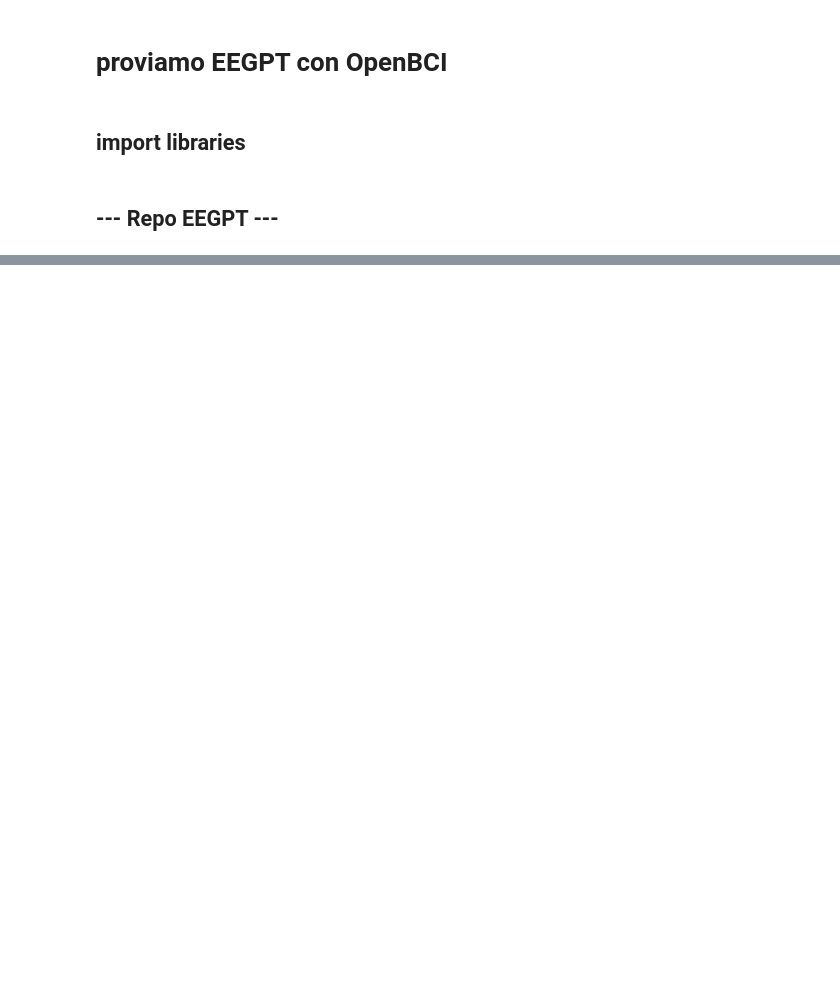
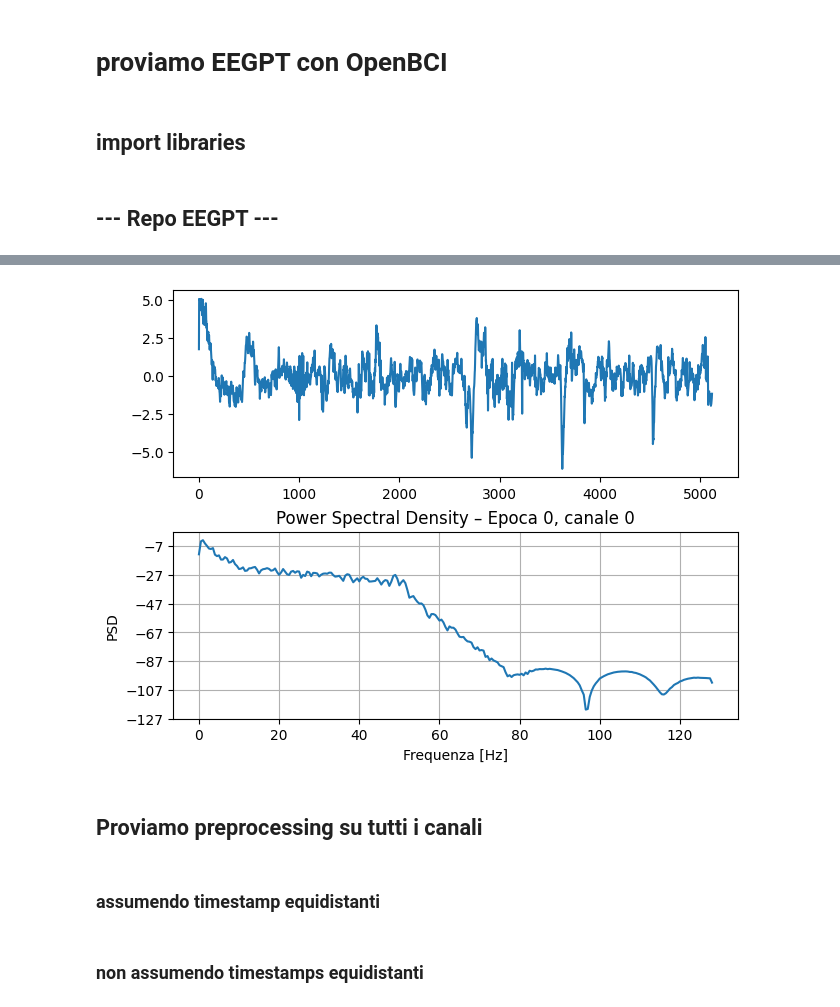
Before and after one commit to camillabocciolone/Leonardo-project, a Jupyter notebook: ll2egpt.ipynb, the cells around one changed output, grey strips where cells are left out. Saved outputs shown, nothing was run; the diff lists cells and outputs as text; code cells hidden in the pictures; blank space fills up the shorter version.

```diff
--- a/ll2egpt.ipynb
+++ b/ll2egpt.ipynb
@@ -38,0 +186,22 @@ ERROR: No matching distribution found for moabb==1.0.0
+# %%
+import sys
+from pathlib import Path
+sys.path.append("/content/EEGPT")
+
+import torch
+from downstream.Modules.models.EEGPT_mcae_finetune import EEGPTClassifier
+
+device = torch.device("cuda" if torch.cuda.is_available() else "cpu")
+
+ckpt_path = "/content/drive/MyDrive/EEGPT/checkpoint/eegpt_mcae_58chs_4s_large4E.ckpt"
+
+from downstream.Modules.models.EEGPT_mcae_finetune import CHANNEL_DICT
+
+model = EEGPTClassifier(
+    num_classes=3,
+    in_channels=58,
+    img_size=[58, 1024],
+    patch_stride=64,
+    ckpt_path=ckpt_path,
+    use_channels_names=list(CHANNEL_DICT.keys())[:58],  # <-- FIX QUI
+).to(device)
@@ -38,0 +210,3 @@ ERROR: No matching distribution found for moabb==1.0.0
+# %%
+for p in model.target_encoder.parameters():
+    p.requires_grad = False
@@ -38,0 +630,21 @@ ERROR: No matching distribution found for moabb==1.0.0
+# %%
+import matplotlib.pyplot as plt
+import numpy as np
+
+import matplotlib.mlab as mlab
+
+fig, (ax0, ax1) = plt.subplots(2, 1, layout='constrained')
+ax0.plot(epochs[0])
+plt.title("Prima epoca filtrata")
+
+plt.psd(epochs[0], NFFT=512, Fs=FS_OUT)
+plt.title("Power Spectral Density – Epoca 0, canale 0")
+plt.xlabel("Frequenza [Hz]")
+plt.ylabel("PSD")
+plt.show()
+# %% [output]
+[figure, added]
+# %% [markdown]
+## Proviamo preprocessing su tutti i canali
+# %% [markdown]
+### assumendo timestamp equidistanti
@@ -38,0 +765,2 @@ ERROR: No matching distribution found for moabb==1.0.0
+# %% [markdown]
+### non assumendo timestamps equidistanti
```
Also changed, not shown: parts of 57 cells of this notebook.
